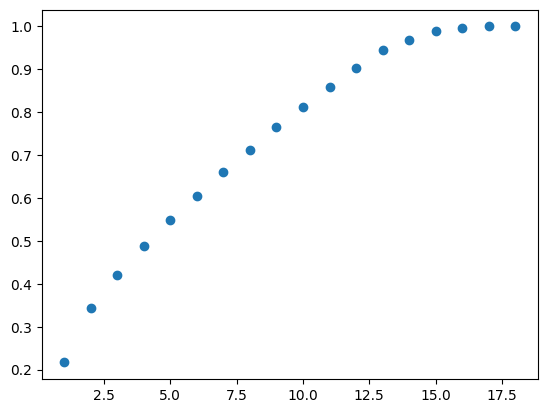
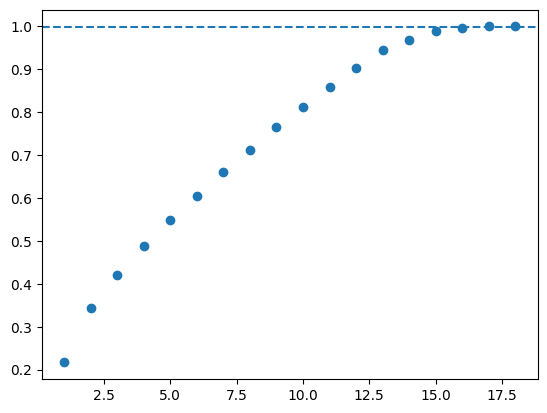
Code edit (unified diff) that turned the first committed figure into the second:
--- before
+++ after
@@ -1,2 +1,3 @@
+#letra b
 plt.scatter(
     range(1, len(pca.explained_variance_ratio_) + 1),
@@ -4,2 +5,5 @@
     marker='o'
 )
+
+plt.axhline(y=0.999, linestyle='--')
+plt.show()

Commit: Criado usando o Colab